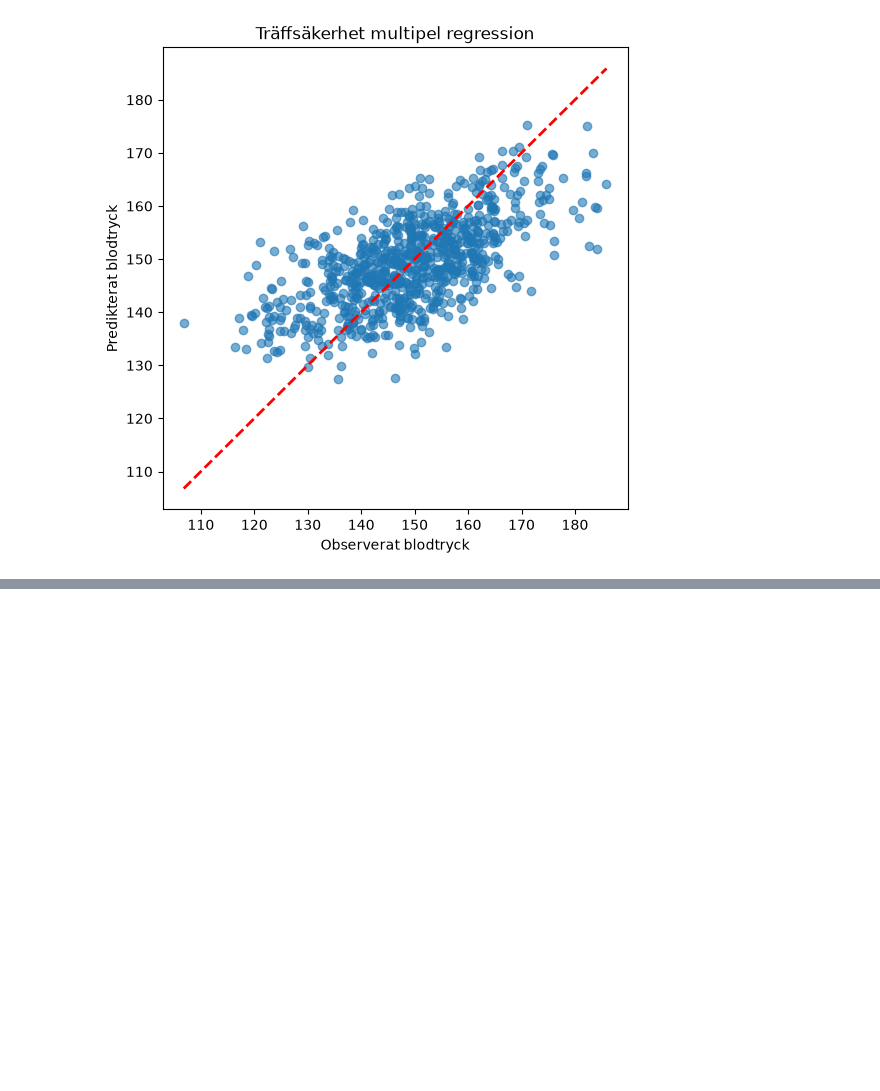
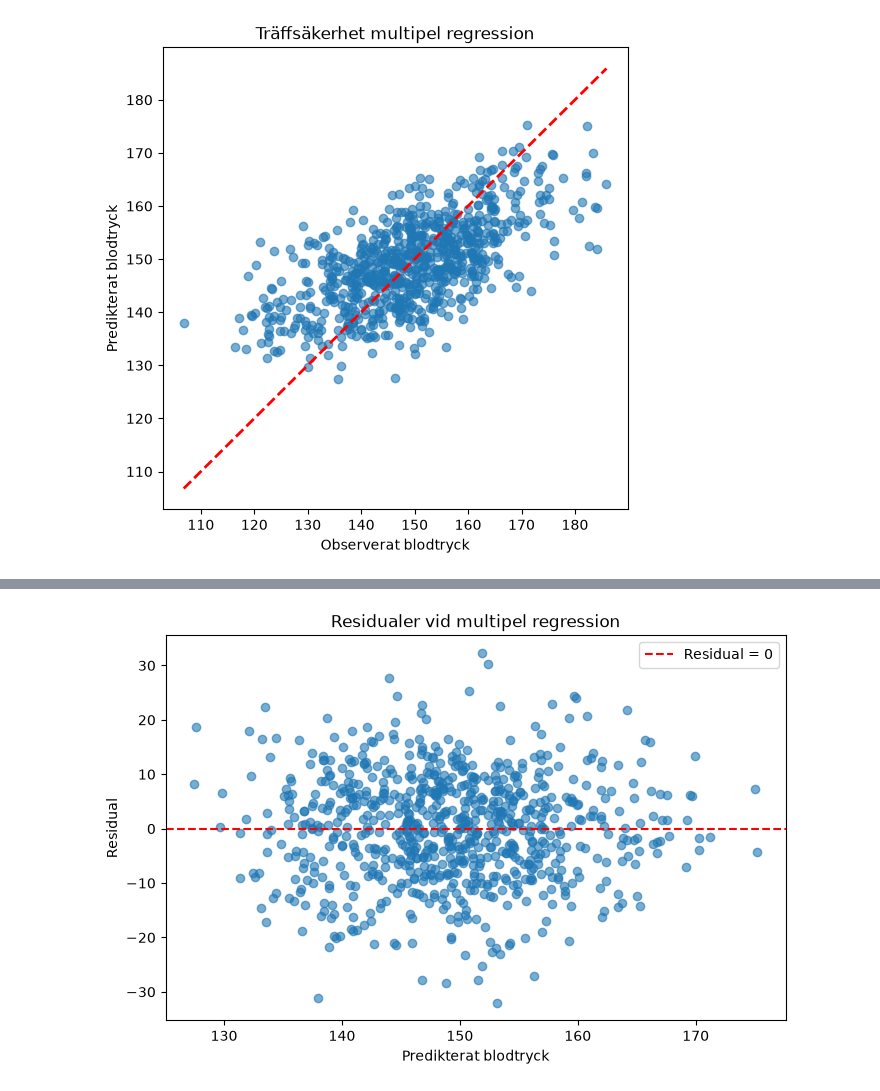
Before and after one commit to ylvahultman/Progr-stat-dataanalys-ind, a Jupyter notebook: halsostudie.ipynb, the cells around one changed output, grey strips where cells are left out. Drawn from its saved outputs; the diff is of its cells as text; code cells hidden in the pictures; blank space fills up the shorter version.

```diff
--- a/halsostudie.ipynb
+++ b/halsostudie.ipynb
@@ -490,0 +492,4 @@ bp_investigator.plot_predictions()
+# %%
+bp_investigator.plot_residuals()
+# %% [output]
+[figure, added]
```
Also changed, not shown: parts of 10 cells of this notebook, 1 other file.
